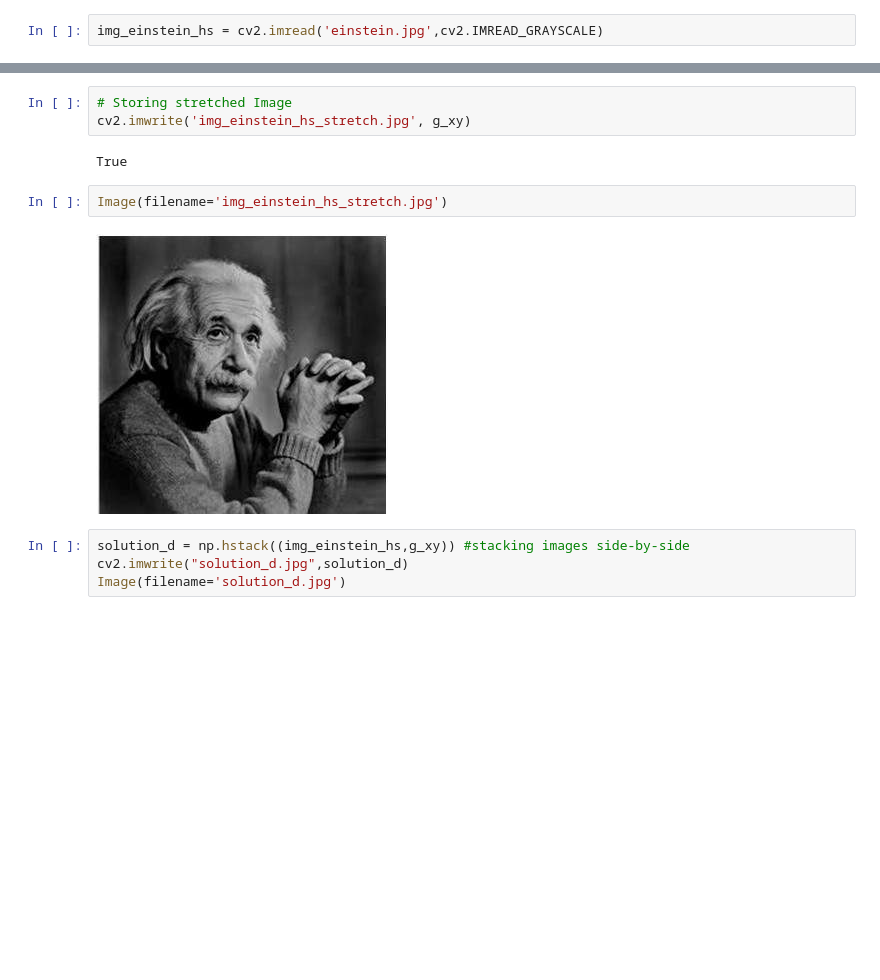
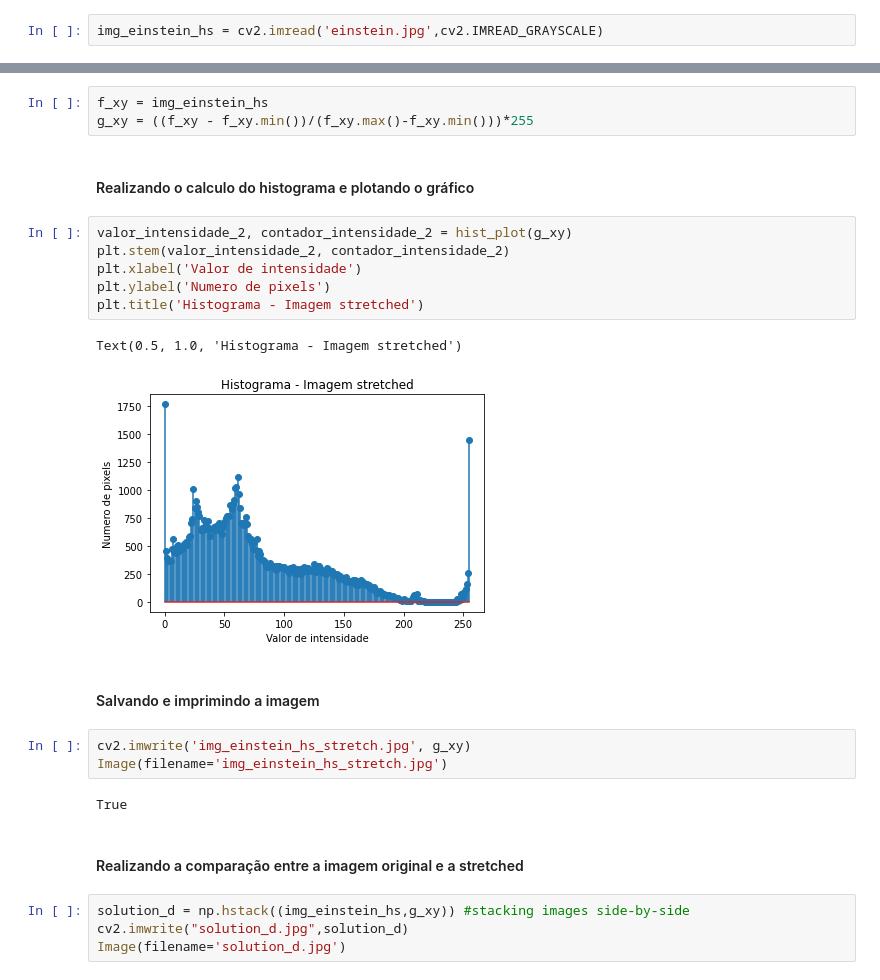
Before and after one commit to Vineasouza/Processamento-Imagens, a Jupyter notebook: src/Pratica 1/Atividade_Pratica_1_FINAL_ViniciusSouza_1997530.ipynb, the cells around one changed output, grey strips where cells are left out. Saved outputs shown, nothing was run; the diff lists cells and outputs as text; blank space fills up the shorter version.

```diff
--- a/src/Pratica 1/Atividade_Pratica_1_FINAL.ipynb
+++ b/src/Pratica 1/Atividade_Pratica_1_FINAL_ViniciusSouza_1997530.ipynb
@@ -201,12 +236,26 @@ Text(0.5, 1.0, 'Histogram of the stretched image')
+# %%
+f_xy = img_einstein_hs
+g_xy = ((f_xy - f_xy.min())/(f_xy.max()-f_xy.min()))*255
+# %% [markdown]
+#### Realizando o calculo do histograma e plotando o gráfico
+# %%
+valor_intensidade_2, contador_intensidade_2 = hist_plot(g_xy)
+plt.stem(valor_intensidade_2, contador_intensidade_2)
+plt.xlabel('Valor de intensidade')
+plt.ylabel('Numero de pixels')
+plt.title('Histograma - Imagem stretched')
+# %% [output]
+Text(0.5, 1.0, 'Histograma - Imagem stretched')
+[figure, added]
+# %% [markdown]
+#### Salvando e imprimindo a imagem
 # %%
-# Storing stretched Image
 cv2.imwrite('img_einstein_hs_stretch.jpg', g_xy)
+Image(filename='img_einstein_hs_stretch.jpg')
 # %% [output]
 True
-# %%
-Image(filename='img_einstein_hs_stretch.jpg')
-# %% [output]
-[figure, removed]
+# %% [markdown]
+#### Realizando a comparação entre a imagem original e a stretched
 # %%
 solution_d = np.hstack((img_einstein_hs,g_xy)) #stacking images side-by-side
 cv2.imwrite("solution_d.jpg",solution_d)
```
Also changed, not shown: parts of 30 cells of this notebook, 6 other files.
